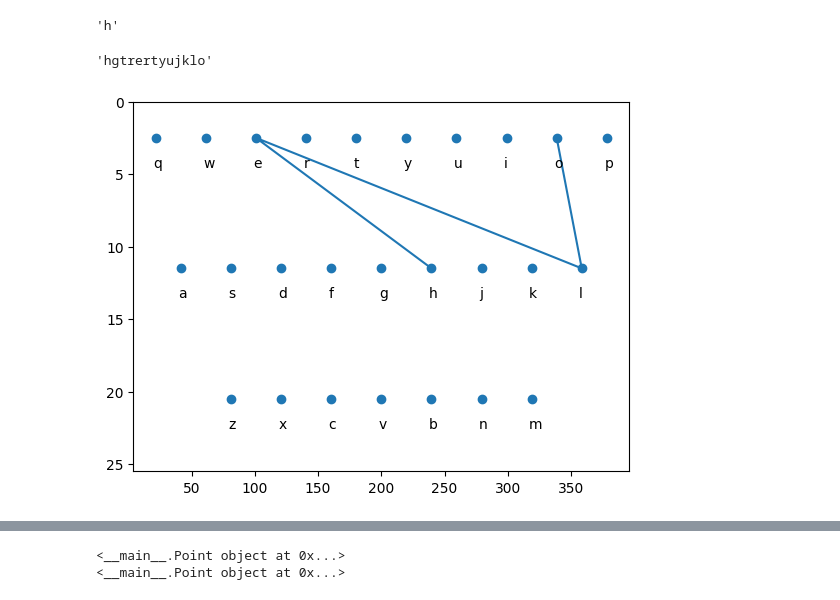
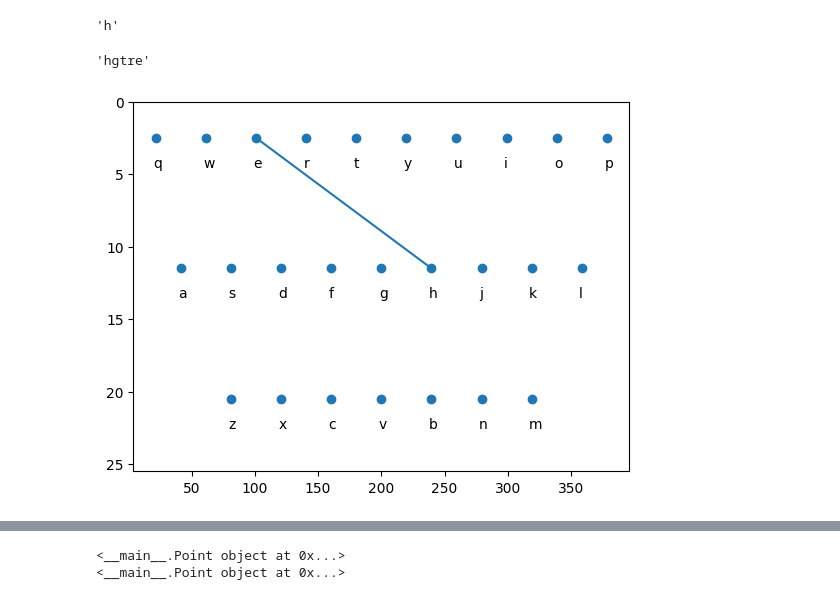
Before and after one commit to kiru-12/Smart_Swiping, a Jupyter notebook: notebooks/simulate.ipynb, the cells around one changed output, grey strips where cells are left out. Saved outputs shown, nothing was run; the diff lists cells and outputs as text; code cells hidden in the pictures.

```diff
--- a/notebooks/simulate.ipynb
+++ b/notebooks/simulate.ipynb
@@ -318,10 +318,10 @@ def drawCrtPointsForSentence( sentence : str):
     text = getTextFromCoordinatesList(wordPointsList)
     return text
 # %%
-drawCrtPointsForSentence("HELLO")
+drawCrtPointsForSentence("HE")
 # %% [output]
-'hgtrertyujklo'
+'hgtre'
-[figure, old version]
+[figure, new version]
 # %%
 def drawPointsWithNoiseForSentence( sentence : str,NOISE = 0.5):
     ax = drawKeyBoard()
```
Also changed, not shown: parts of 7 cells of this notebook, 3 other files.
